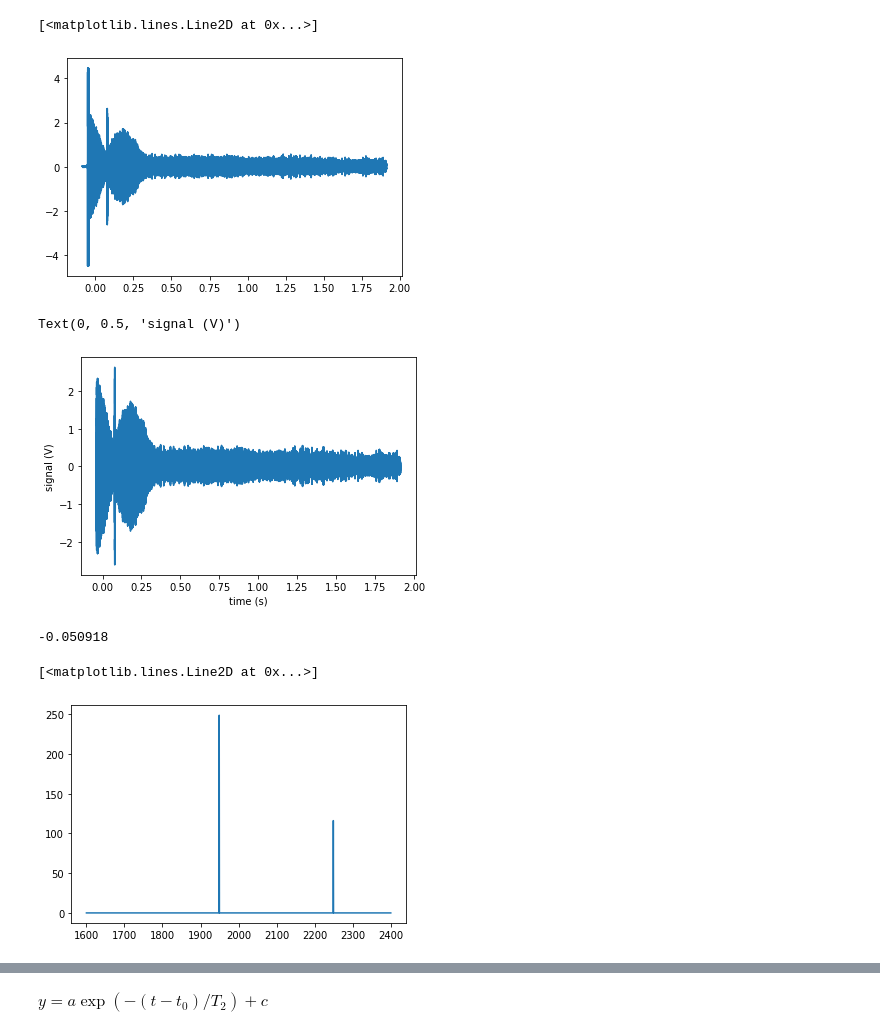
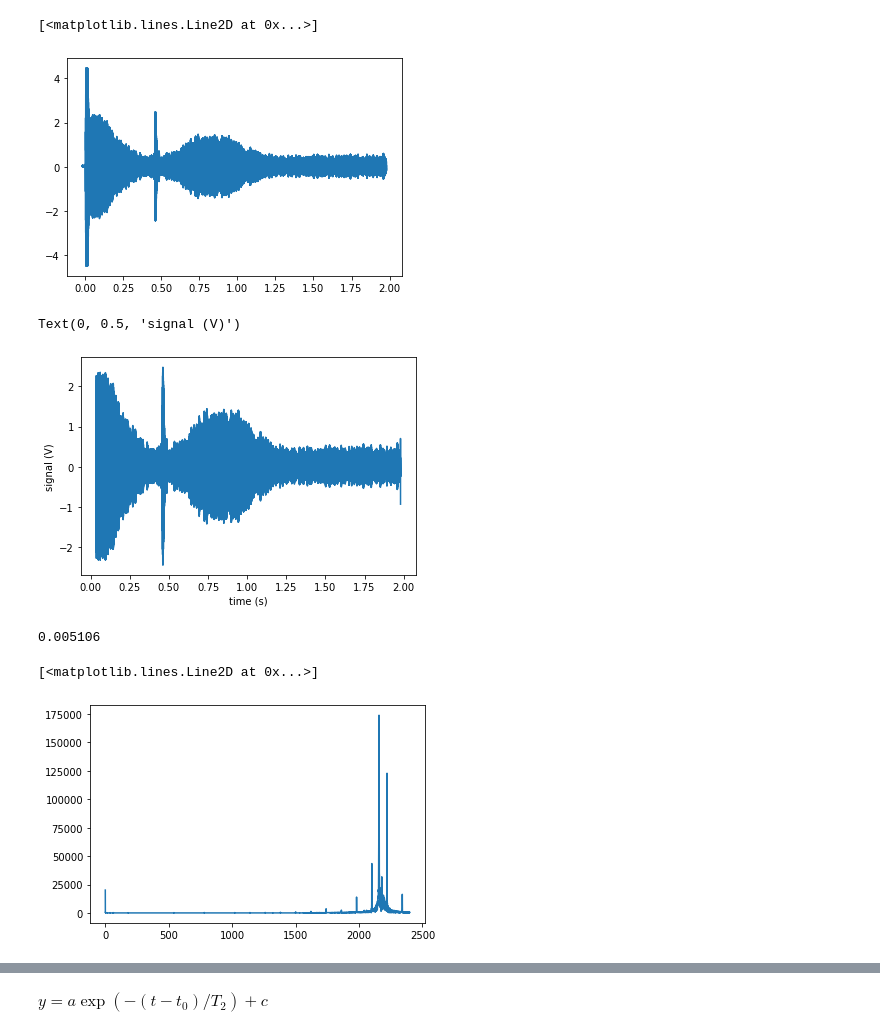
Before and after one commit to AnLei1627/112-2_Modern_Physics_Experiments, a Jupyter notebook: A4 Earth Field NMR/A4 data/spin_echo.ipynb, the cells around one changed output, grey strips where cells are left out. Saved outputs shown, nothing was run; the diff lists cells and outputs as text; code cells hidden in the pictures.

Commit message:
Spin Echo

```diff
--- a/A4 Earth Field NMR/A4 data/spin_echo.ipynb
+++ b/A4 Earth Field NMR/A4 data/spin_echo.ipynb
@@ -6,7 +6,7 @@ from scipy.fft import fft, fftfreq, ifft
 from scipy.optimize import curve_fit
 from uncertainties import ufloat
 
-filename = 'SpinEcho/4.csv'
+filename = 'SpinEcho/1.csv'
 
 def get_signals_times_from_file(filename):
     with open(filename) as f:
@@ -50,10 +50,10 @@ times, signals = get_signals_times_from_file(filename)
 plt.plot(times, signals)
 # %% [output]
 [<matplotlib.lines.Line2D at 0x...>]
-[figure, old version]
+[figure, new version]
 # %%
 t0 = times[np.argmax(np.abs(signals))]
-start = t0 + 0.01
+start = t0 + 0.03
 rang = np.where(times >= start)
 times = times[rang]
 signals = signals[rang]
@@ -66,22 +66,22 @@ plt.xlabel('time (s)')
 plt.ylabel('signal (V)')
 # %% [output]
 Text(0, 0.5, 'signal (V)')
-[figure, old version]
+[figure, new version]
 # %%
 t0
 # %% [output]
--0.050918
+0.005106
 # %%
 dt = np.average(np.diff(times))
 N = len(times)
 yf = fft(signals)
 xf = fftfreq(N, dt)
 
-mask = np.where((1600. <= xf)*(xf <= 2400.))
+mask = np.where((0 <= xf)*(xf <= 2400.))
 plt.plot(xf[mask],np.abs(yf[mask]))
 # %% [output]
 [<matplotlib.lines.Line2D at 0x...>]
-[figure, old version]
+[figure, new version]
 # %%
 def remove_between(xf, yf,start,end):
     yf_new = np.copy(yf)
```
Also changed, not shown: parts of 4 cells of this notebook.
